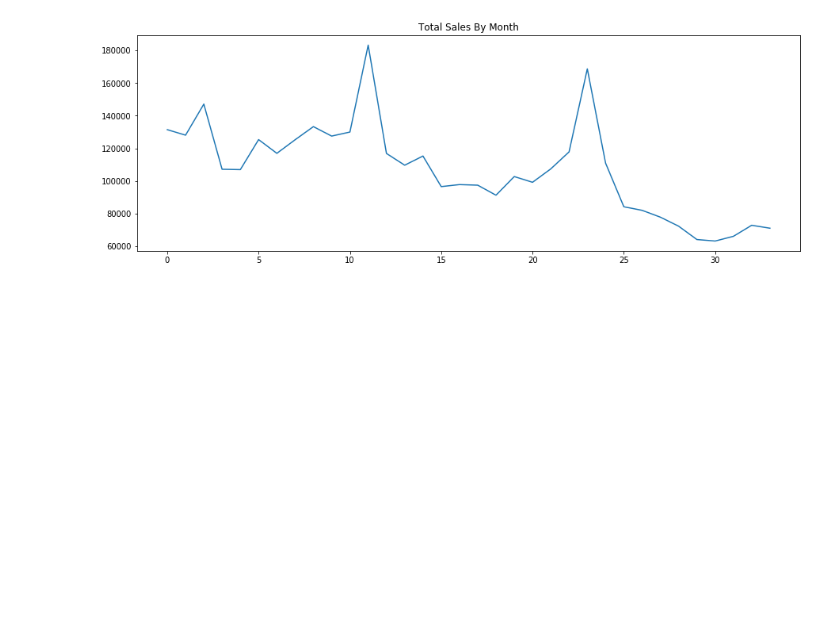
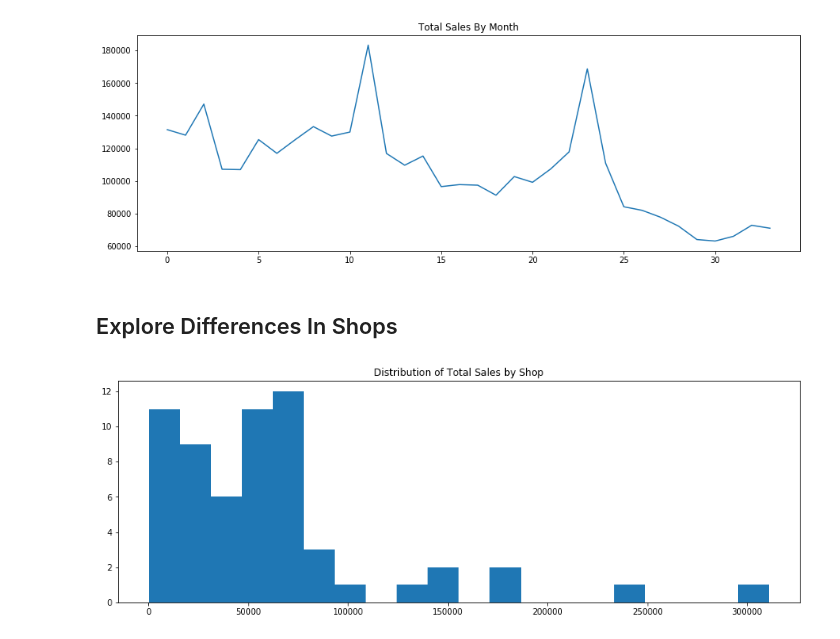
Before and after one commit to georgewillben/Sales_Forcast, a Jupyter notebook: EDA.ipynb, the cells around one changed output. Cells and saved outputs as stored; diff of their text form; code cells hidden in the pictures; blank space fills up the shorter version.

```diff
--- a/EDA.ipynb
+++ b/EDA.ipynb
@@ -87,3 +87,5 @@ plt.title('Total Sales By Month')
 plt.show()
 # %% [output]
 [figure]
+# %% [markdown]
+## Explore Differences In Shops
@@ -89,0 +95,14 @@ plt.show()
+# %%
+# check total sales
+shop_sales = stores['item_cnt_day'].sum()
+
+# check descriptive statistics
+shop_sales.describe()
+
+# plot distribution
+plt.figure(figsize=(15, 5))
+plt.hist(shop_sales, bins=20)
+plt.title('Distribution of Total Sales by Shop')
+plt.show()
+# %% [output]
+[figure, added]
```
Also changed, not shown: parts of 2 cells of this notebook.
